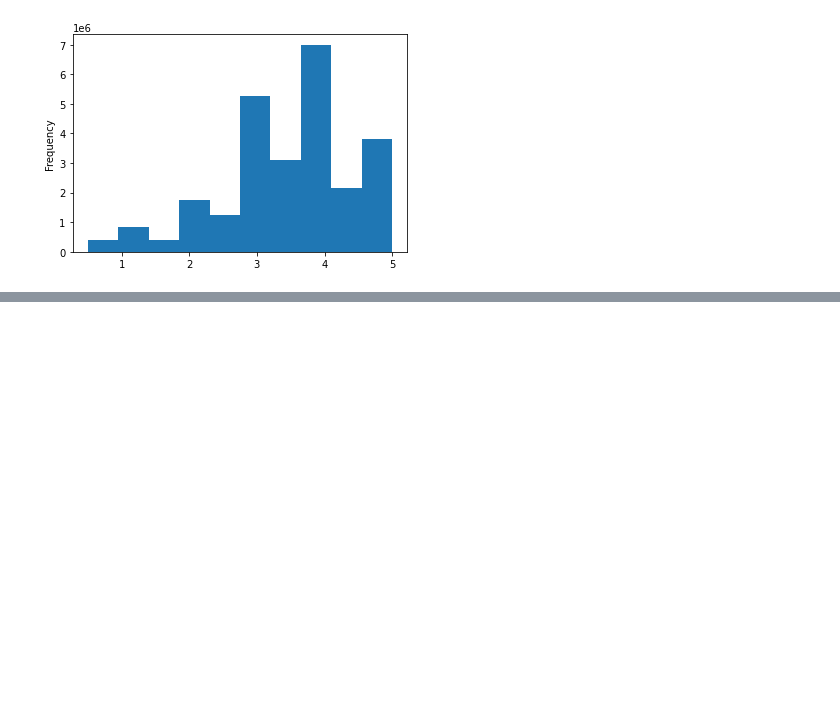
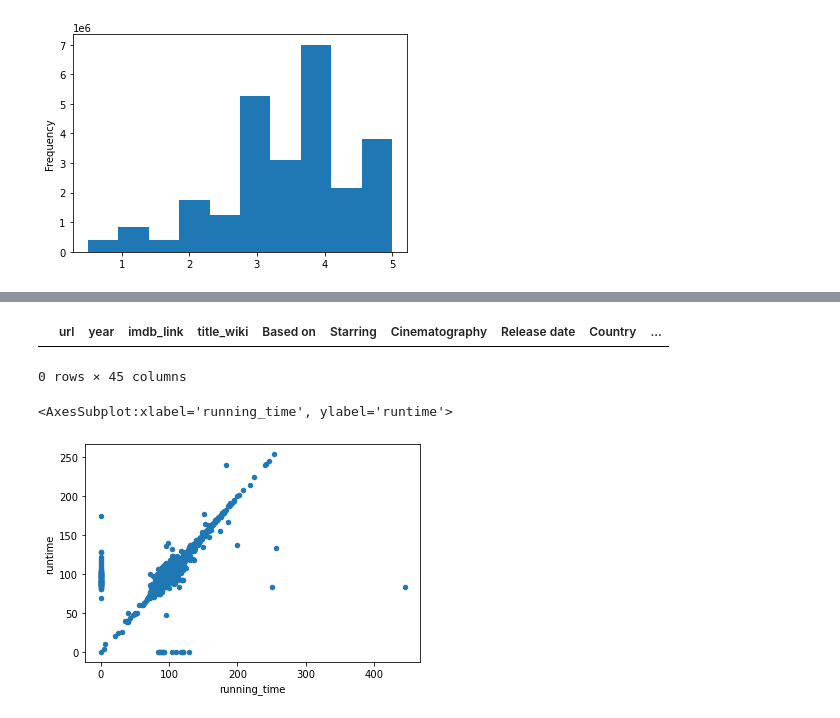
Before and after one commit to squiresstewart/Movies-ETL, a Jupyter notebook: Untitled.ipynb, the cells around one changed output, grey strips where cells are left out. Saved outputs shown, nothing was run; the diff lists cells and outputs as text; code cells hidden in the pictures; blank space fills up the shorter version.

Commit message:
first merge is done

```diff
--- a/Untitled.ipynb
+++ b/Untitled.ipynb
@@ -1228,3 +1228,9 @@ min                     0.50
 max                     5.00
 Name: rating, dtype: float64
 [figure]
+# %%
+# Merge wikipedia and kaggle data
+
+
+# use the suffixes parameter to make it easier to identify which table each column came from
+movies_df = pd.merge(wiki_movies_df, kaggle_metadata, on='imdb_id', suffixes=['_wiki','_kaggle'])
@@ -1230,0 +1296,28 @@ Name: rating, dtype: float64
+# %%
+# Kaggle data looks just a little bit more consistent, confirm there aren't any missing titles in the Kaggle data
+
+# Show any rows where title_kaggle is empty
+movies_df[(movies_df['title_kaggle'] == '') | (movies_df['title_kaggle'].isnull())]
+# %% [output]
+|  | url | year | imdb_link | title_wiki | Based on | Starring | Cinematography | Release date | Country | ... |
+0 rows × 45 columns
+# %%
+# Next, look at running_time versus runtime. A scatter plot is a great way to give us a sense of how
+# similar the columns are to each other. If the two columns were exactly the same,
+# we'd see a scatter plot of a perfectly straight line. Any wildly different values will
+# show up as dots far from that central line, and if one column is missing data,
+# those values will fall on the x-axis or y-axis.
+
+# The following code will fill in missing values with zero and make the scatter plot:
+
+# there are more data points on the origin of the Y axis than on the origin of the X axis.
+# Since the X axis is Wikipedia and the Y axis is Kaggle, this means there are more missing
+# entries in the Wikipedia data set than in the Kaggle data set. Also, most of the runtimes
+# are pretty close to each other but the Wikipedia data has some outliers, so the Kaggle data
+# is probably a better choice here. However, we can also see from the scatter plot that there
+# are movies where Kaggle has 0 for the runtime but Wikipedia has data, so we'll fill in the gaps with Wikipedia data.
+
+movies_df.fillna(0).plot(x='running_time', y='runtime', kind='scatter')
+# %% [output]
+<AxesSubplot:xlabel='running_time', ylabel='runtime'>
+[figure, added]
```
Also changed, not shown: parts of 22 cells of this notebook.
